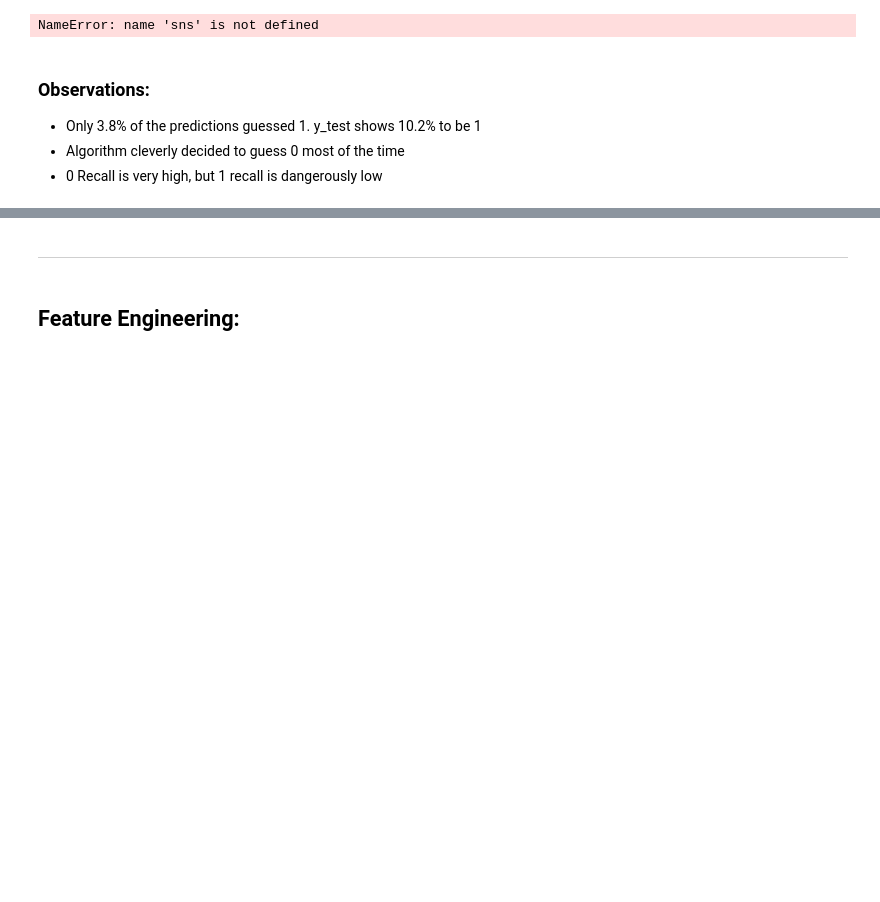
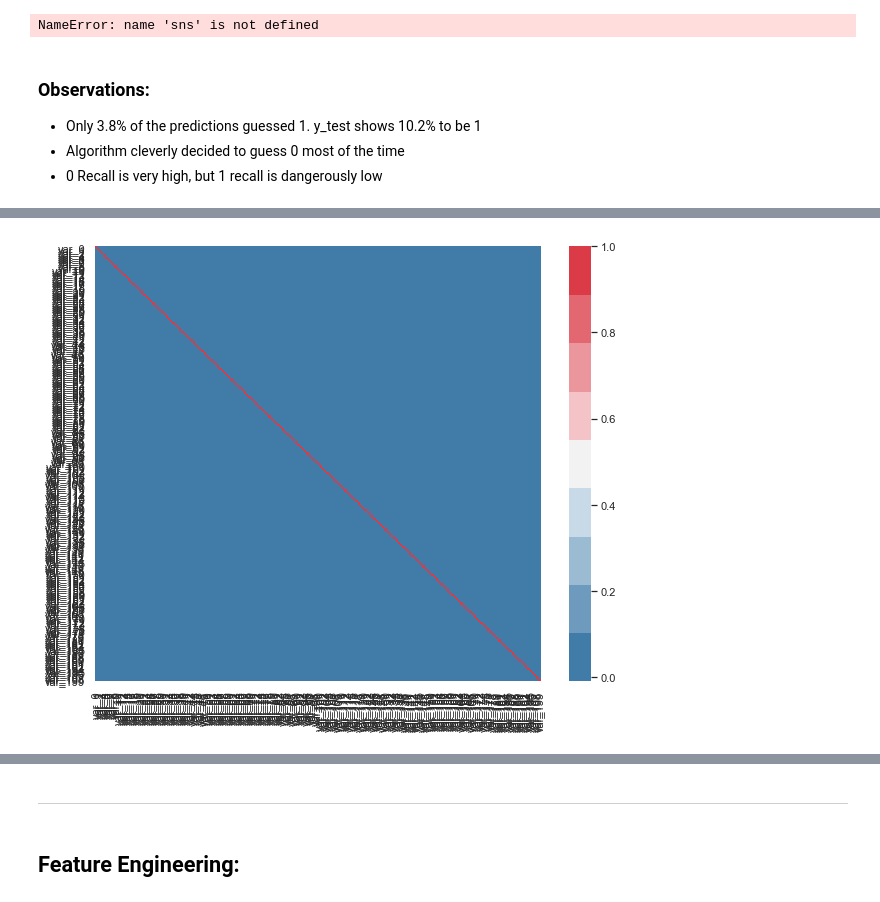
Before and after one commit to Doc1Ft/santander-customer-transaction-prediction, a Jupyter notebook: notebooks/Mike_Notebooks/Final_Notebook_Draft.ipynb, the cells around one changed output, grey strips where cells are left out. Drawn from its saved outputs; the diff is of its cells as text; code cells hidden in the pictures; blank space fills up the shorter version.

```diff
--- a/notebooks/Mike_Notebooks/Final_Notebook_Draft.ipynb
+++ b/notebooks/Mike_Notebooks/Final_Notebook_Draft.ipynb
@@ -272,0 +255,10 @@ NameError: name 'sns' is not defined
+# %%
+# Define correlation dataframe
+train_corr = train_data.iloc[:,2:].corr()
+correlations = train_corr.abs().unstack().sort_values().reset_index()
+correlations = correlations[correlations["level_0"] != correlations["level_1"]].rename(columns={0:"correlation_ratio"})
+print("Highest Correlations")
+print(correlations.sort_values(by="correlation_ratio", ascending=False).head(5))
+print()
+print("Lowest Correlations")
+print(correlations.head(5))
@@ -272,0 +281,11 @@ NameError: name 'sns' is not defined
+# %%
+sns.set(rc={'figure.figsize':(10,8)})
+sns.heatmap(
+    train_corr,
+    xticklabels=train_corr.columns,
+    yticklabels=train_corr.columns,
+    cmap=sns.diverging_palette(240, 10, n=9)
+)
+plt.show()
+# %% [output]
+[figure, added]
```
Also changed, not shown: parts of 15 cells of this notebook.
